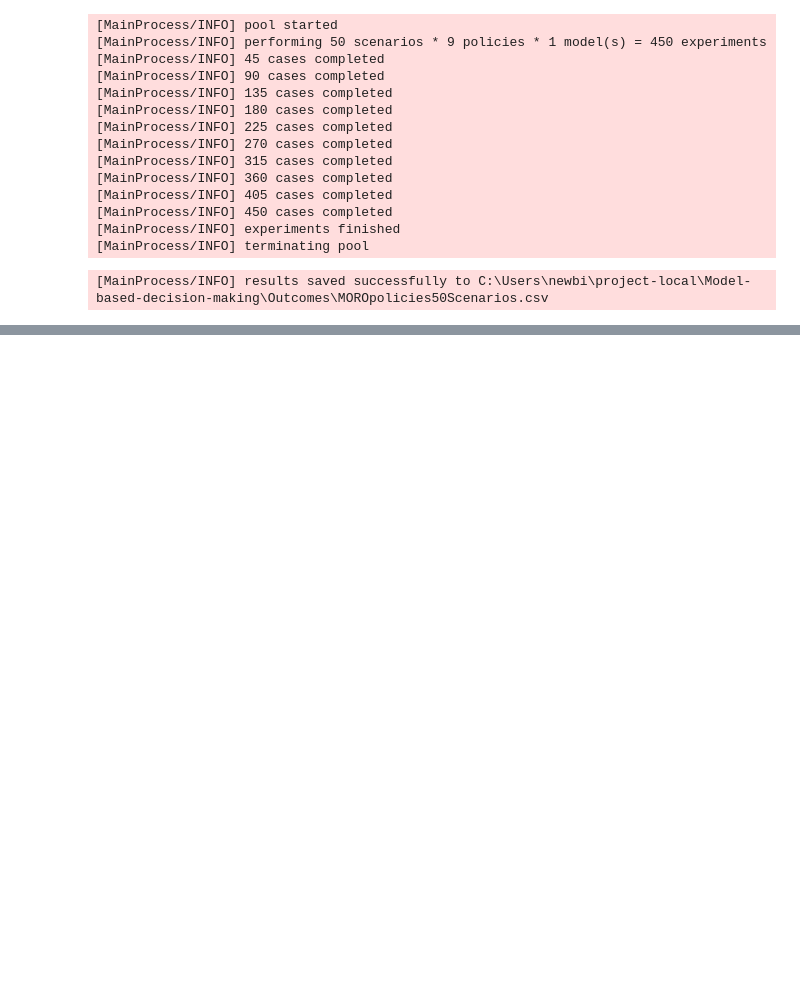
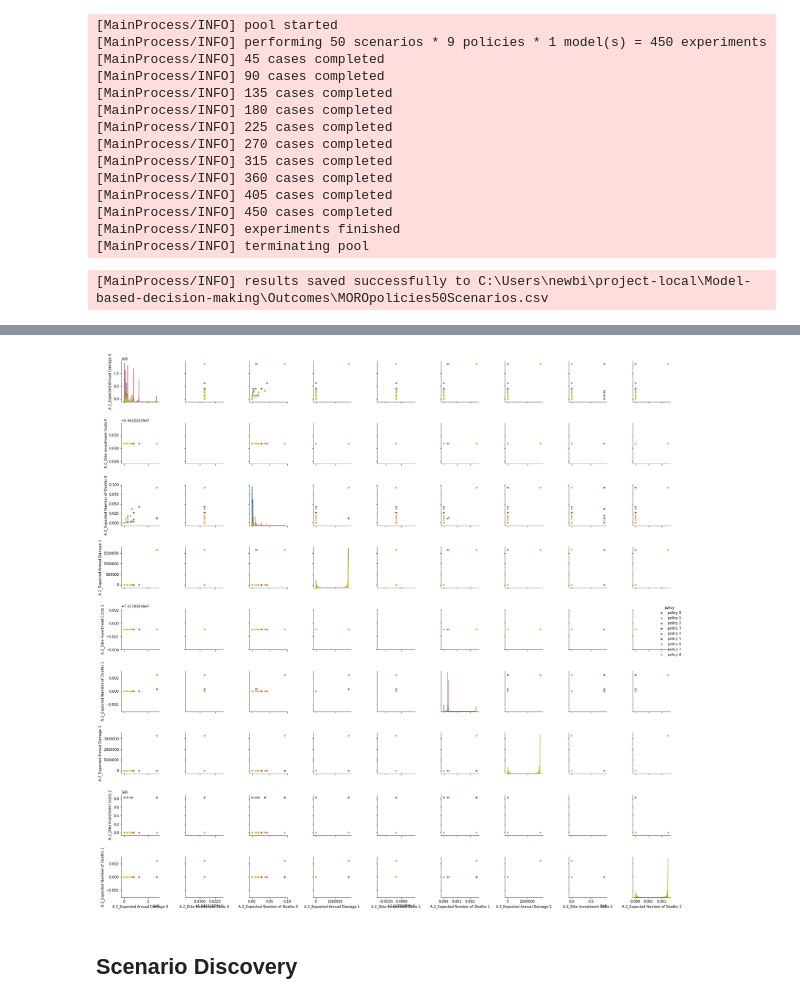
Before and after one commit to WKSu/Model-based-decision-making, a Jupyter notebook: Scenario Discovery on MORO policies.ipynb, the cells around one changed output, grey strips where cells are left out. Drawn from its saved outputs; the diff is of its cells as text; code cells hidden in the pictures; blank space fills up the shorter version.

```diff
--- a/Scenario Discovery on MORO policies.ipynb
+++ b/Scenario Discovery on MORO policies.ipynb
@@ -102,0 +141,6 @@ results
+# %%
+pairplot_maker(results, "A.2")
+# %% [output]
+[figure, added]
+# %% [markdown]
+## Scenario Discovery
```
Also changed, not shown: parts of 10 cells of this notebook.
